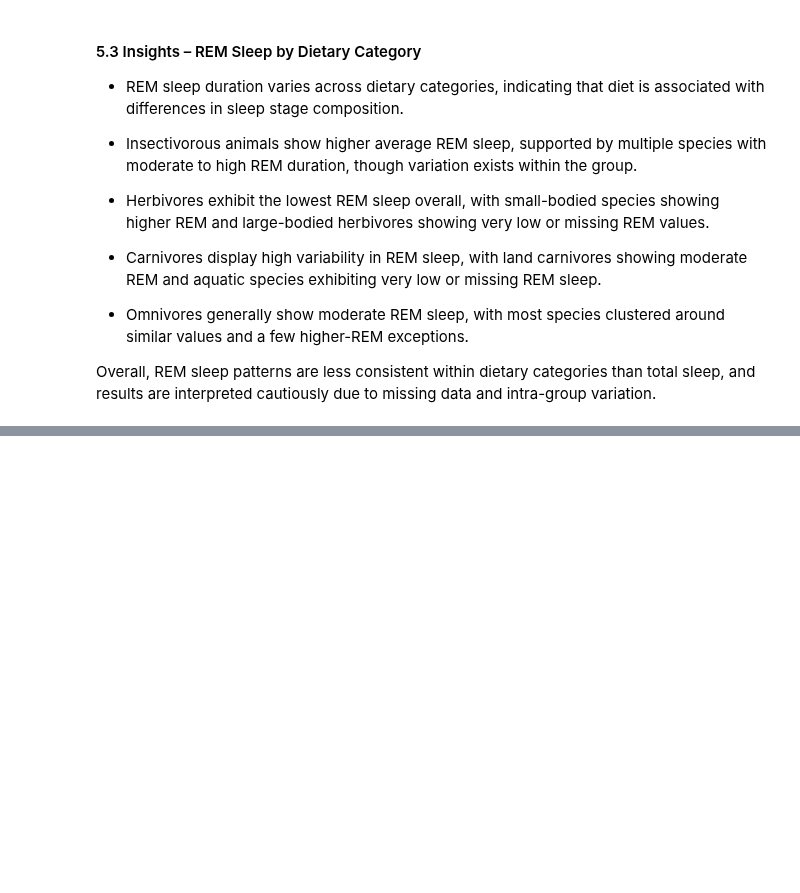
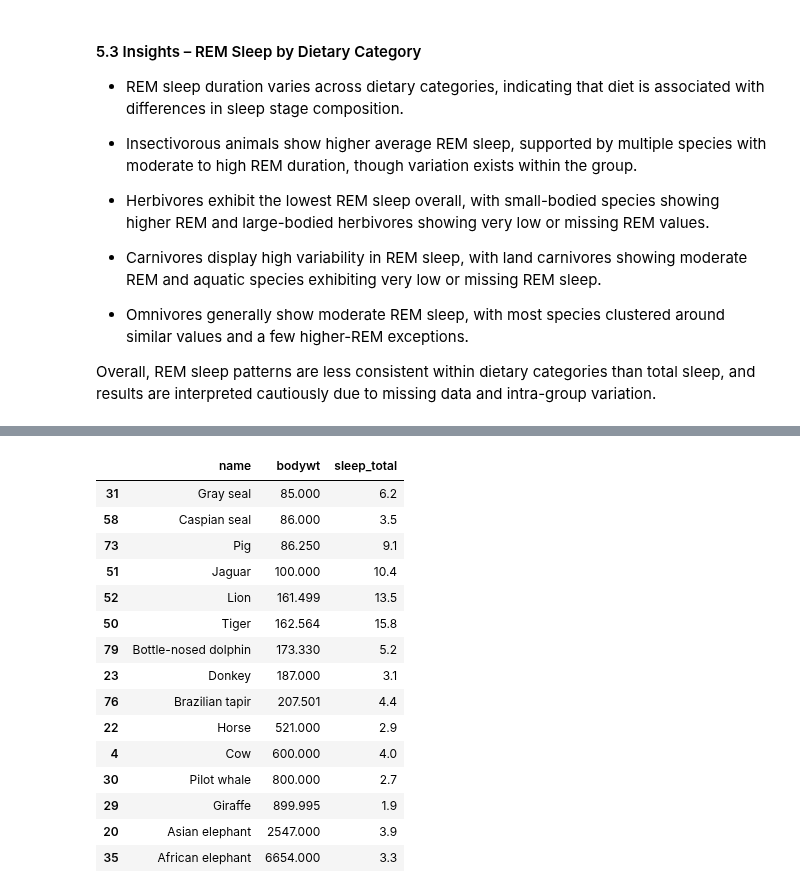
Before and after one commit to Asmashaik7/Data_Analytics_Portfolio, a Jupyter notebook: API/animal_sleep_analysis/Animal_sleep_pattern_analysis.ipynb, the cells around one changed output, grey strips where cells are left out. Saved outputs shown, nothing was run; the diff lists cells and outputs as text; code cells hidden in the pictures; blank space fills up the shorter version.

```diff
--- a/API/animal_sleep_analysis/Animal_sleep_pattern_analysis.ipynb
+++ b/API/animal_sleep_analysis/Animal_sleep_pattern_analysis.ipynb
@@ -776,0 +848,19 @@ Overall, REM sleep patterns are less consistent within dietary categories than t
+# %%
+df[['name','bodywt','sleep_total']].sort_values(by='bodywt', ascending=True).tail(15)
+# %% [output]
+|  | name | bodywt | sleep_total |
+| 31 | Gray seal | 85.000 | 6.2 |
+| 58 | Caspian seal | 86.000 | 3.5 |
+| 73 | Pig | 86.250 | 9.1 |
+| 51 | Jaguar | 100.000 | 10.4 |
+| 52 | Lion | 161.499 | 13.5 |
+| 50 | Tiger | 162.564 | 15.8 |
+| 79 | Bottle-nosed dolphin | 173.330 | 5.2 |
+| 23 | Donkey | 187.000 | 3.1 |
+| 76 | Brazilian tapir | 207.501 | 4.4 |
+| 22 | Horse | 521.000 | 2.9 |
+| 4 | Cow | 600.000 | 4.0 |
+| 30 | Pilot whale | 800.000 | 2.7 |
+| 29 | Giraffe | 899.995 | 1.9 |
+| 20 | Asian elephant | 2547.000 | 3.9 |
+| 35 | African elephant | 6654.000 | 3.3 |
```
Also changed, not shown: parts of 19 cells of this notebook.
